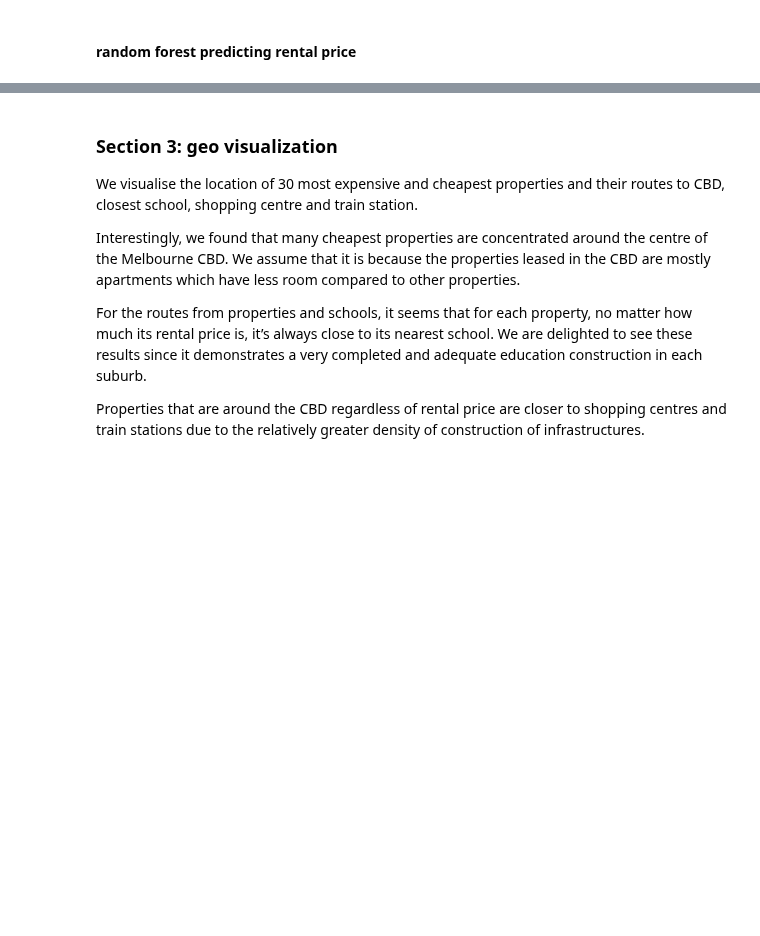
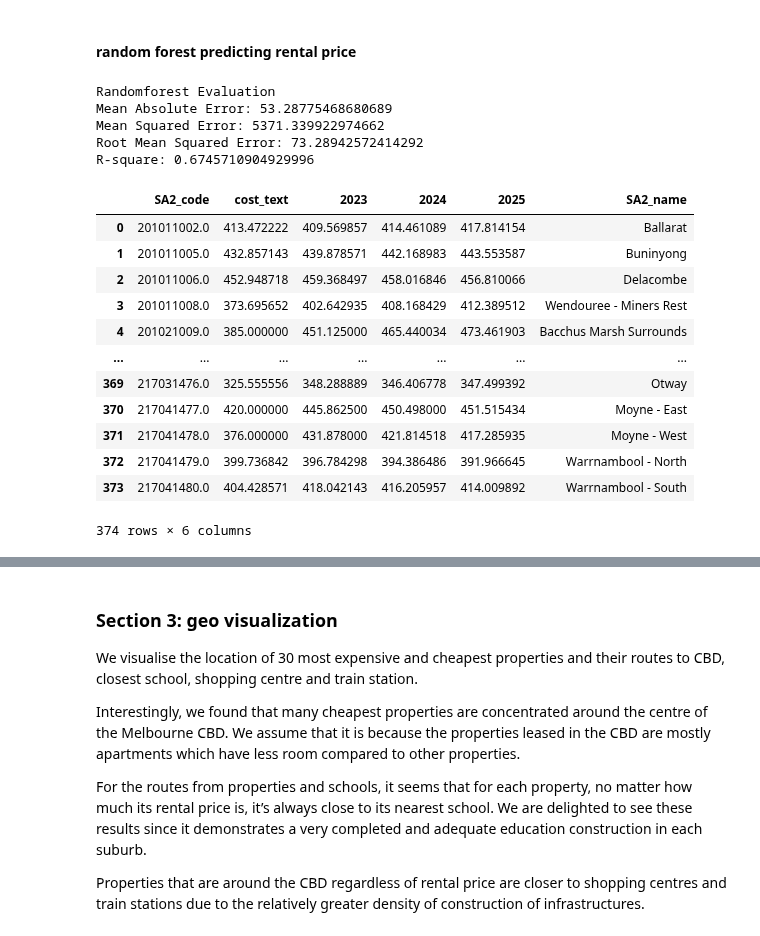
Before and after one commit to MAST30034-Applied-Data-Science/generic-real-estate-consulting-project-group-22, a Jupyter notebook: notebooks/summary.ipynb, the cells around one changed output, grey strips where cells are left out. Cells and saved outputs as stored; diff of their text form; code cells hidden in the pictures; blank space fills up the shorter version.

```diff
--- a/notebooks/summary.ipynb
+++ b/notebooks/summary.ipynb
@@ -146,0 +170,33 @@ df.head(10)
+# %%
+#calculate the Mean Absolute Error, Root Mean Squared Error, R-square to evaluate if the model prediction is accurate.
+from sklearn import metrics
+import numpy as np
+print("Randomforest Evaluation")
+print('Mean Absolute Error:', metrics.mean_absolute_error(y_test, y_predict_rf))
+print('Mean Squared Error:', metrics.mean_squared_error(y_test, y_predict_rf))
+print('Root Mean Squared Error:', np.sqrt(metrics.mean_squared_error(y_test, y_predict_rf)))
+print('R-square:', r2_score(y_test,y_predict_rf))
+# %% [output]
+Randomforest Evaluation
+Mean Absolute Error: 53.28775468680689
+Mean Squared Error: 5371.339922974662
+Root Mean Squared Error: 73.28942572414292
+R-square: 0.6745710904929996
+# %%
+#get the data of rental prices from 2022 to 2025
+df1= pd.read_csv('../data/curated/rfmodel.csv')
+df1
+# %% [output]
+|  | SA2_code | cost_text | 2023 | 2024 | 2025 | SA2_name |
+| 0 | 201011002.0 | 413.472222 | 409.569857 | 414.461089 | 417.814154 | Ballarat |
+| 1 | 201011005.0 | 432.857143 | 439.878571 | 442.168983 | 443.553587 | Buninyong |
+| 2 | 201011006.0 | 452.948718 | 459.368497 | 458.016846 | 456.810066 | Delacombe |
+| 3 | 201011008.0 | 373.695652 | 402.642935 | 408.168429 | 412.389512 | Wendouree - Miners Rest |
+| 4 | 201021009.0 | 385.000000 | 451.125000 | 465.440034 | 473.461903 | Bacchus Marsh Surrounds |
+| ... | ... | ... | ... | ... | ... | ... |
+| 369 | 217031476.0 | 325.555556 | 348.288889 | 346.406778 | 347.499392 | Otway |
+| 370 | 217041477.0 | 420.000000 | 445.862500 | 450.498000 | 451.515434 | Moyne - East |
+| 371 | 217041478.0 | 376.000000 | 431.878000 | 421.814518 | 417.285935 | Moyne - West |
+| 372 | 217041479.0 | 399.736842 | 396.784298 | 394.386486 | 391.966645 | Warrnambool - North |
+| 373 | 217041480.0 | 404.428571 | 418.042143 | 416.205957 | 414.009892 | Warrnambool - South |
+374 rows × 6 columns
```
Also changed, not shown: parts of 17 cells of this notebook, 1 other file.
